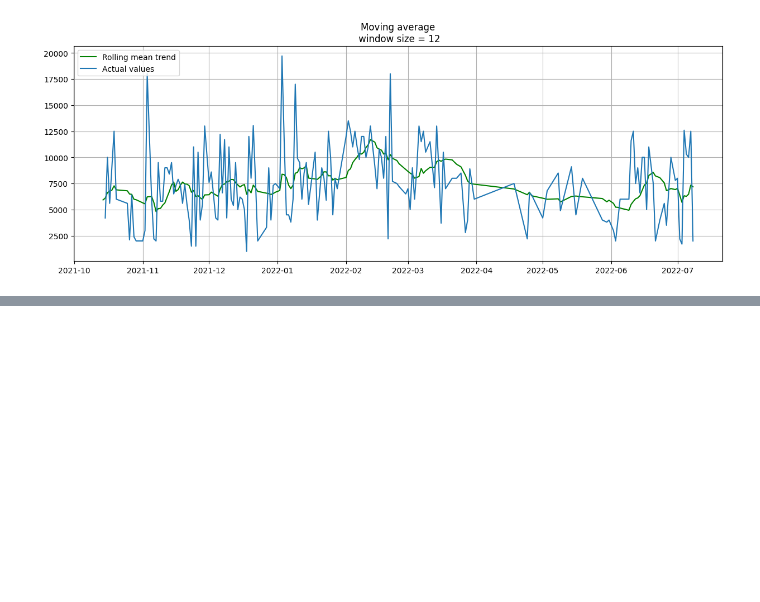
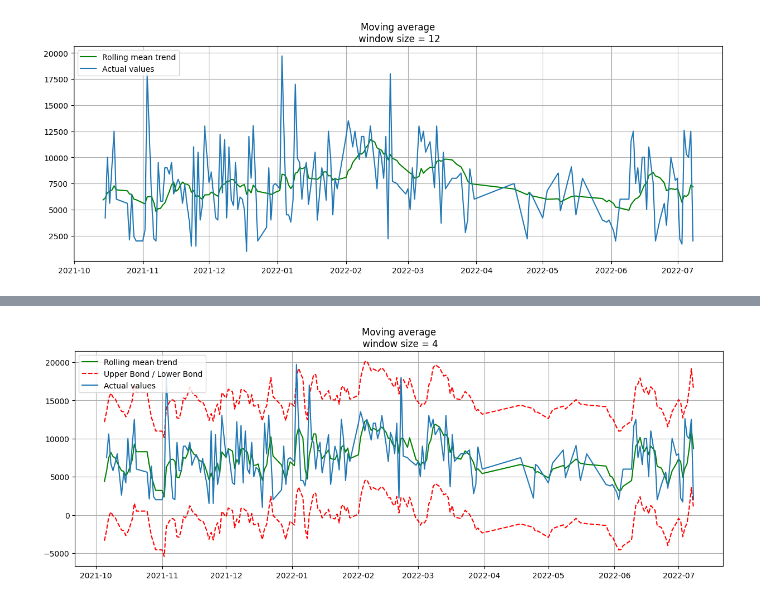
Before and after one commit to wessware/time_series_forecasting_linear_ml_models, a Jupyter notebook: models/time_series_1.ipynb, the cells around one changed output, grey strips where cells are left out. Saved outputs shown, nothing was run; the diff lists cells and outputs as text; code cells hidden in the pictures; blank space fills up the shorter version.

Commit message:
with intervals

```diff
--- a/models/time_series_1.ipynb
+++ b/models/time_series_1.ipynb
@@ -120,0 +125,4 @@ plotMovingAverage(series, 12)
+# %%
+plotMovingAverage(series, 4, plot_intervals=True)
+# %% [output]
+[figure, added]
```
Also changed, not shown: parts of 2 cells of this notebook.
